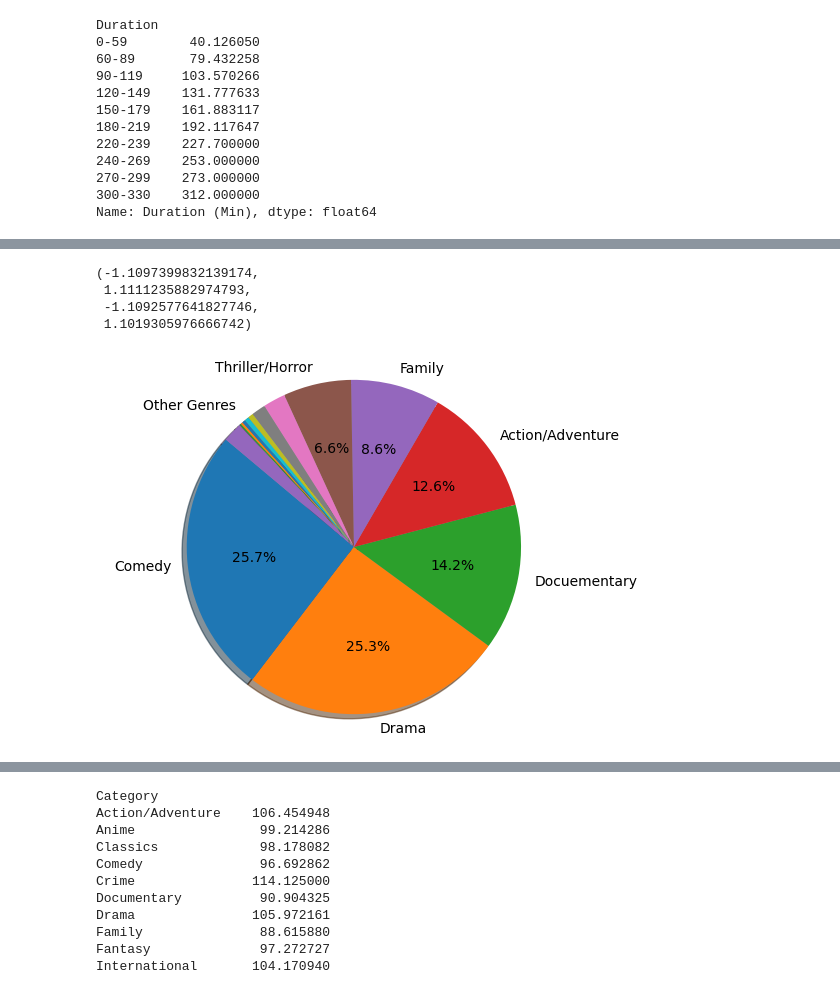
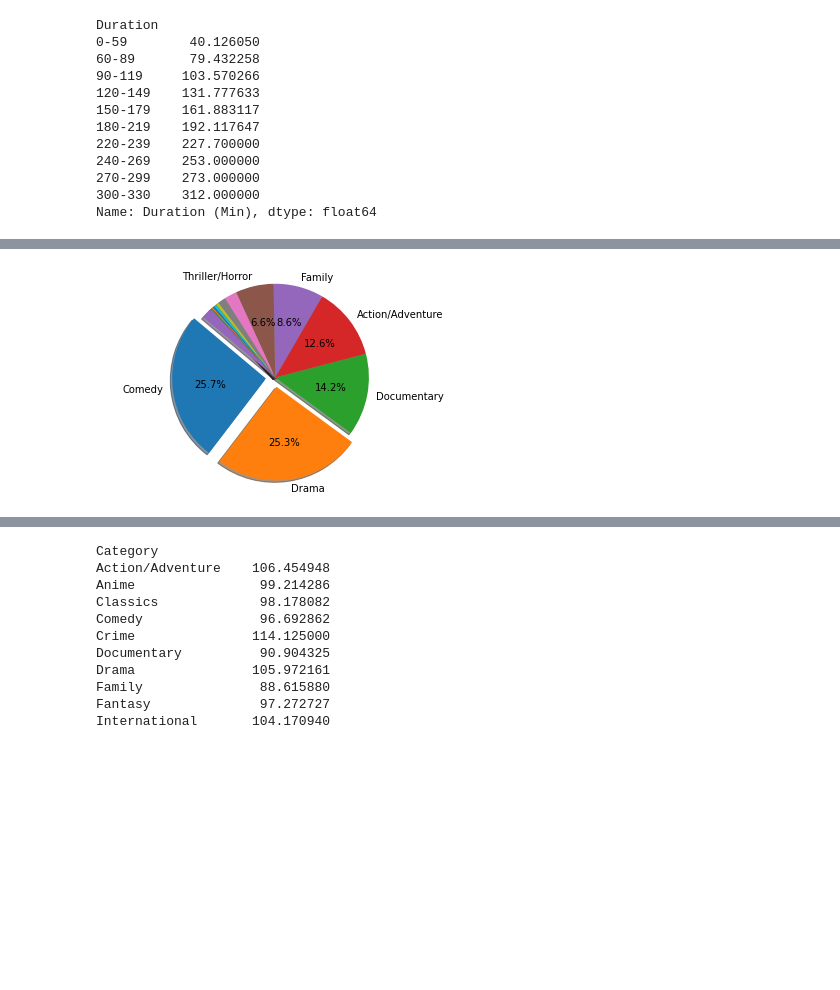
Before and after one commit to Sundakiy/Project-1-Team-2, a Jupyter notebook: Data.ipynb, the cells around one changed output, grey strips where cells are left out. Drawn from its saved outputs; the diff is of its cells as text; code cells hidden in the pictures; blank space fills up the shorter version.

```diff
--- a/Data.ipynb
+++ b/Data.ipynb
@@ -705,30 +698,29 @@ Text(0.5, 1.0, 'Movie Duration')
 # %%
 #Question 2 - Movie Genres
 
 #What is the distribution of Movie genres in our dataset?
 
 #Create Pie Chart to visualize the data
 
 #Labels for the sections of the pie chart
-labels = ["Comedy", "Drama", "Docuementary", "Action/Adventure", "Family", "Thriller/Horror", "", "", "", "Other Genres", "", "", "", "", ""]
-
+labels = ["Comedy", "Drama", "Documentary", "Action/Adventure", "Family", "Thriller/Horror", "", "", "", "", "", "", "", "", ""]
+# labels = ["Comedy", "Drama", "Docuementary", "Action/Adventure", "Family", "Thriller/Horror", "International", "Classics", "Anime", "Music", "Romance", "Fantasy", "Crime", "Science-Fiction", "Others"]
 #The values of each section for the pie chart
 sizes = [1387, 1365, 763, 677, 466, 354, 117, 73, 28, 23, 17, 11, 8, 1, 102]
 
 #Matplot to separate Comedy & Drama from the pie chart
-explode = (0, 0, 0,0,0,0,0,0,0,0,0,0,0,0,0)
+# explode = (0, 0, 0,0,0,0,0,0.1,0.1,0.1,0.1,0.1,0.1,0.1,0)
+explode = (0.1, 0.1, 0,0,0,0,0,0,0,0,0,0,0,0,0)
 
 #create pie chart and turn into percentages
 def my_autopct(pct):
-    return('%1.1f%%' % pct) if pct > 6 else ''
-plt.pie(sizes, explode=explode, labels=labels, autopct= my_autopct, shadow=True, startangle=140)
+    return ('%1.1f%%' % pct) if pct > 6 else ''
+
+plt.pie(sizes, explode=explode, labels=labels, autopct=my_autopct, shadow=True, startangle=140)
 plt.axis("equal")
+plt.show()
 # %% [output]
-(-1.1097399832139174,
- 1.1111235882974793,
- -1.1092577641827746,
- 1.1019305976666742)
-[figure, old version]
+[figure, new version]
 # %%
 #Pie Chart not appropriate demonstration due to >10 categories therefore will produce a histogram to demonstrate the distribution of genres.
 
```
Also changed, not shown: parts of 27 cells of this notebook, 1 other file.
